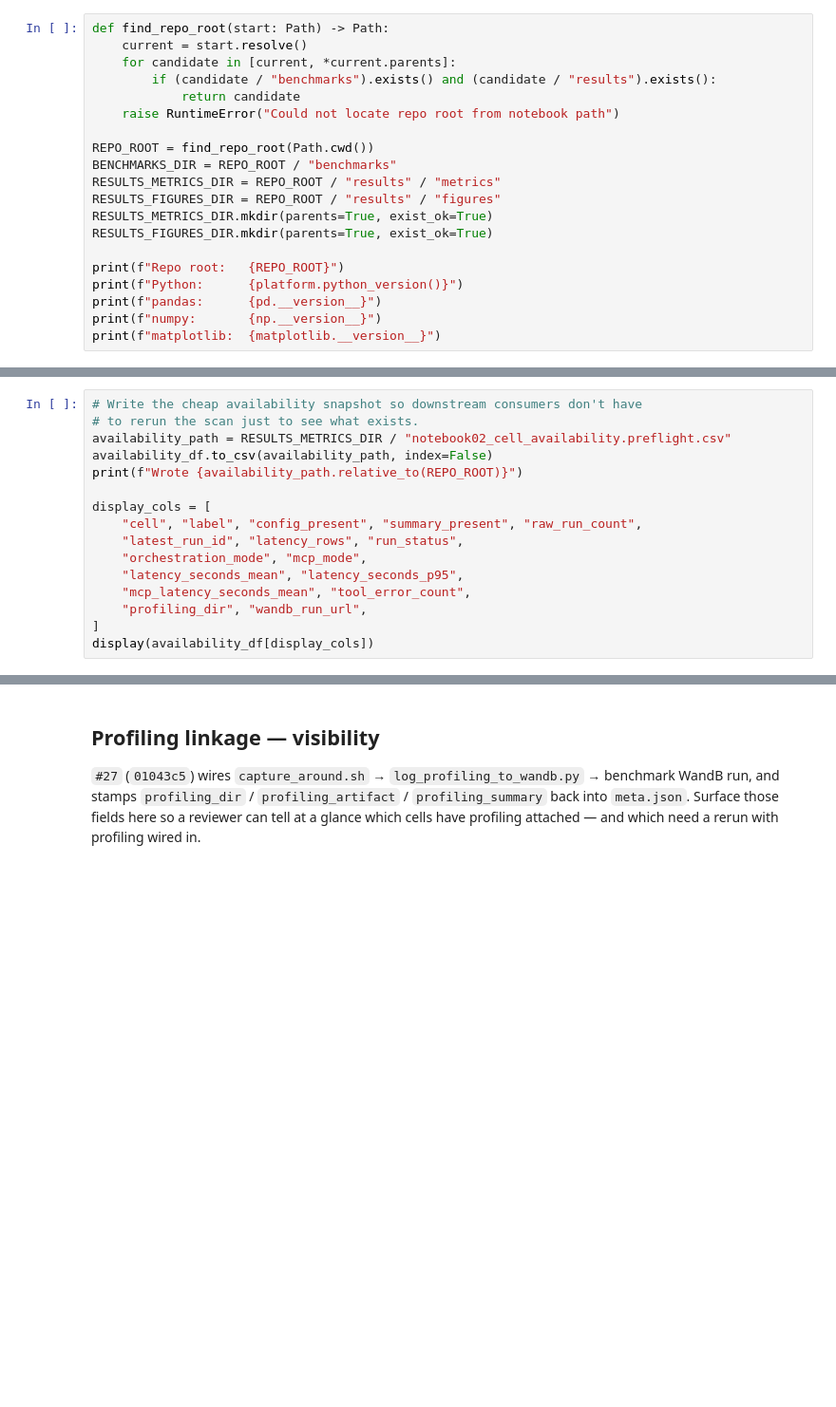
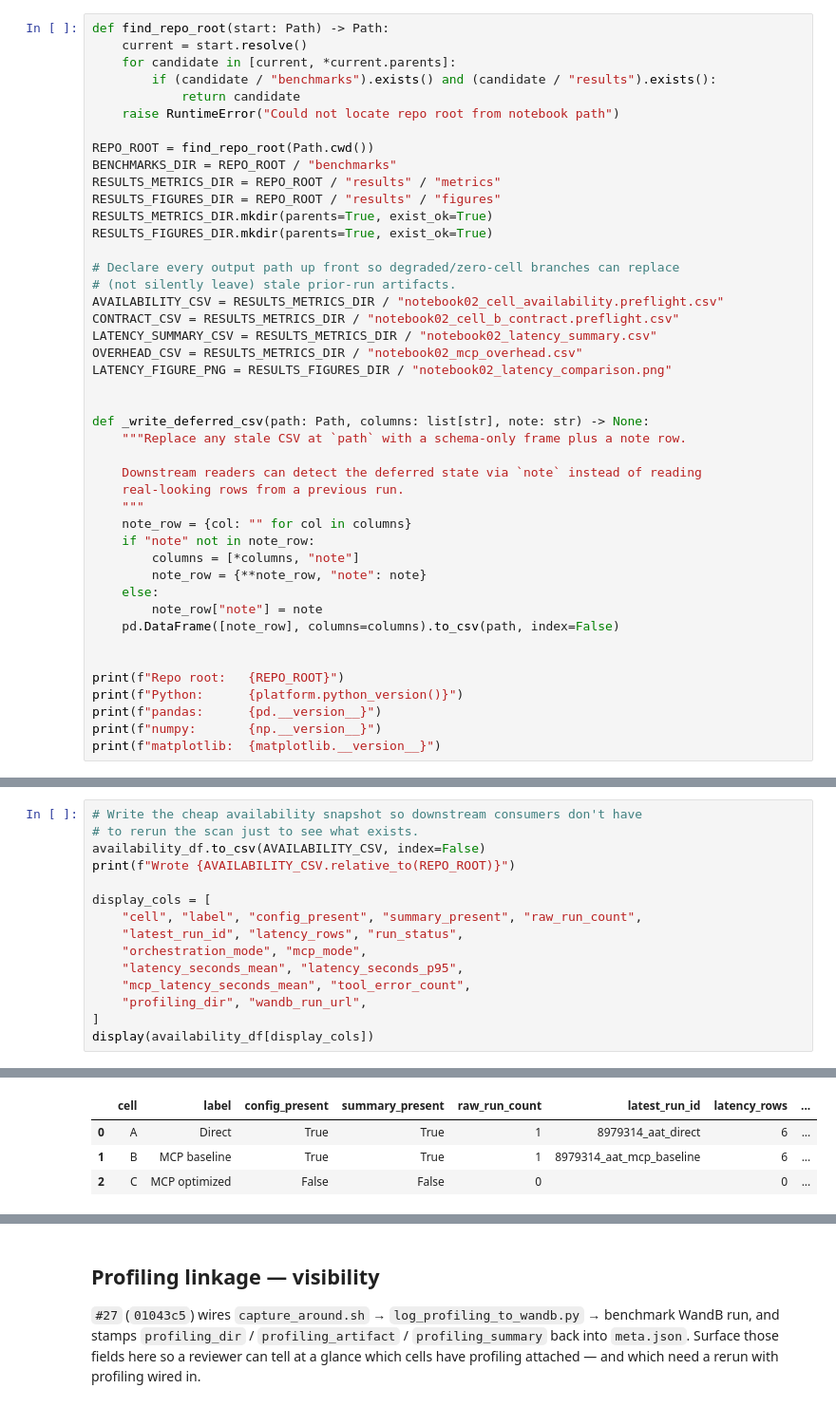
Before and after one commit to HPML6998-S26-Team13/hpml-assetopsbench-smart-grid-mcp, a Jupyter notebook: notebooks/02_latency_analysis.ipynb, the cells around one changed output, grey strips where cells are left out. Shown at 95% size. Drawn from its saved outputs; the diff is of its cells as text; blank space fills up the shorter version.

```diff
--- a/notebooks/02_latency_analysis.ipynb
+++ b/notebooks/02_latency_analysis.ipynb
@@ -48,6 +51,30 @@ RESULTS_FIGURES_DIR = REPO_ROOT / "results" / "figures"
 RESULTS_METRICS_DIR.mkdir(parents=True, exist_ok=True)
 RESULTS_FIGURES_DIR.mkdir(parents=True, exist_ok=True)
 
+# Declare every output path up front so degraded/zero-cell branches can replace
+# (not silently leave) stale prior-run artifacts.
+AVAILABILITY_CSV = RESULTS_METRICS_DIR / "notebook02_cell_availability.preflight.csv"
+CONTRACT_CSV = RESULTS_METRICS_DIR / "notebook02_cell_b_contract.preflight.csv"
+LATENCY_SUMMARY_CSV = RESULTS_METRICS_DIR / "notebook02_latency_summary.csv"
+OVERHEAD_CSV = RESULTS_METRICS_DIR / "notebook02_mcp_overhead.csv"
+LATENCY_FIGURE_PNG = RESULTS_FIGURES_DIR / "notebook02_latency_comparison.png"
+
+
+def _write_deferred_csv(path: Path, columns: list[str], note: str) -> None:
+    """Replace any stale CSV at `path` with a schema-only frame plus a note row.
+
+    Downstream readers can detect the deferred state via `note` instead of reading
+    real-looking rows from a previous run.
+    """
+    note_row = {col: "" for col in columns}
+    if "note" not in note_row:
+        columns = [*columns, "note"]
+        note_row = {**note_row, "note": note}
+    else:
+        note_row["note"] = note
+    pd.DataFrame([note_row], columns=columns).to_csv(path, index=False)
+
+
 print(f"Repo root:   {REPO_ROOT}")
 print(f"Python:      {platform.python_version()}")
 print(f"pandas:      {pd.__version__}")
@@ -188,9 +280,8 @@ availability_df
 # %%
 # Write the cheap availability snapshot so downstream consumers don't have
 # to rerun the scan just to see what exists.
-availability_path = RESULTS_METRICS_DIR / "notebook02_cell_availability.preflight.csv"
-availability_df.to_csv(availability_path, index=False)
-print(f"Wrote {availability_path.relative_to(REPO_ROOT)}")
+availability_df.to_csv(AVAILABILITY_CSV, index=False)
+print(f"Wrote {AVAILABILITY_CSV.relative_to(REPO_ROOT)}")
 
 display_cols = [
     "cell", "label", "config_present", "summary_present", "raw_run_count",
@@ -201,3 +292,4 @@ display_cols = [
     "profiling_dir", "wandb_run_url",
 ]
 display(availability_df[display_cols])
+# %% [output]
@@ -204,3 +297,7 @@ display(availability_df[display_cols])
+|  | cell | label | config_present | summary_present | raw_run_count | latest_run_id | latency_rows | ... |
+| 0 | A | Direct | True | True | 1 | 8979314_aat_direct | 6 | ... |
+| 1 | B | MCP baseline | True | True | 1 | 8979314_aat_mcp_baseline | 6 | ... |
+| 2 | C | MCP optimized | False | False | 0 |  | 0 | ... |
 # %% [markdown]
 ## Readiness gate
 
```
Also changed, not shown: parts of 19 cells of this notebook, 5 other files.
